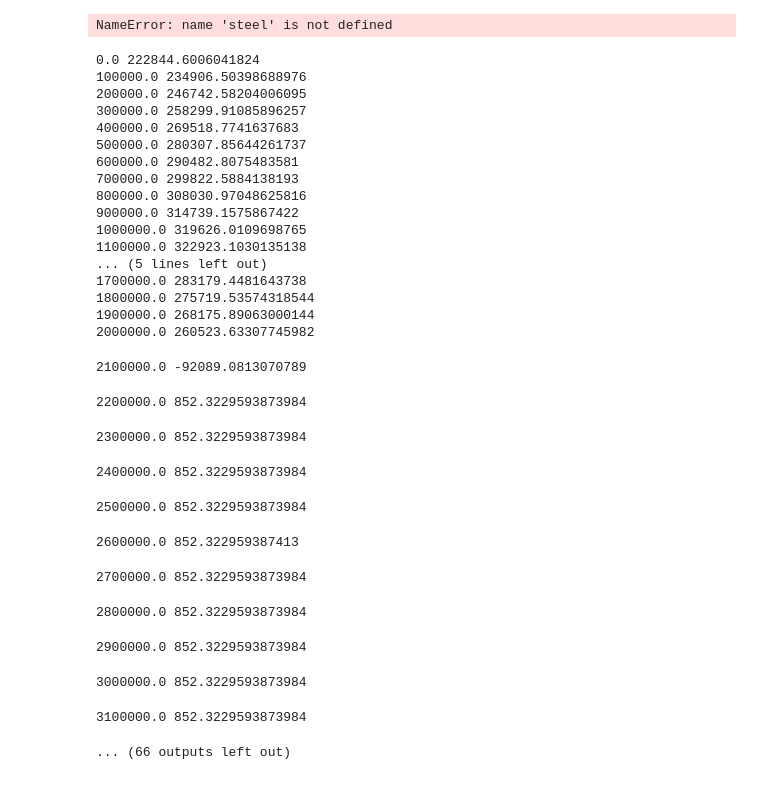
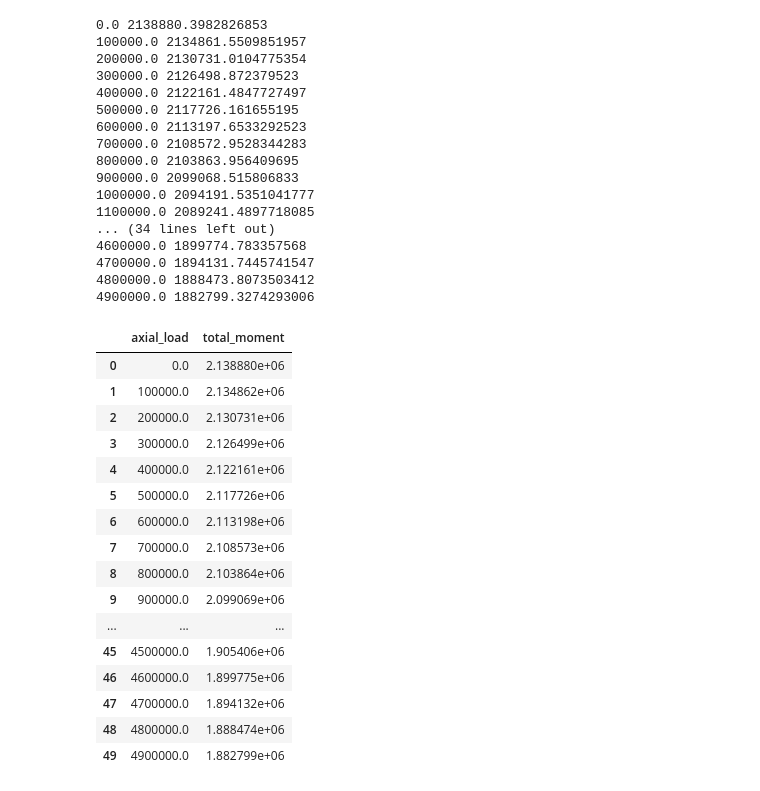
Before and after one commit to AntigoniChatzidaki/Thesis-Section-Analysis, a Jupyter notebook: Section_Analysis.ipynb, the cells around one changed output. Drawn from its saved outputs; the diff is of its cells as text; code cells hidden in the pictures.

```diff
--- a/Section_Analysis.ipynb
+++ b/Section_Analysis.ipynb
@@ -150,52 +160,50 @@ plt.subplots_adjust(left=0.1,
-# %%
-test_section.generate_slices()
-test_section.calculate_neutral_axis(4500e3, concrete, steel)
-print("Neutral axis:", test_section.neutral_axis)
-test_section.slices.to_csv("output.csv")
-test_section.slices
-# %% [output]
-NameError: name 'steel' is not defined
 # %%
 
+
 test_section.generate_slices()
-axial_loads = np.arange(0, 10000e3, 100000)
+axial_loads = np.arange(0, 5000e3, 100000)
 out = []
 for axial_load in axial_loads:
     test_section.calculate_neutral_axis(axial_load, concrete, reinf_steel)
     total_moment = test_section.slices.total_moment.sum()
     print(axial_load, total_moment)
     out.append({'axial_load': axial_load, 'total_moment': total_moment})
 interaction_table = pd.DataFrame(out)
 interaction_table
 # %% [output]
-0.0 222844.6006041824
-100000.0 234906.50398688976
-200000.0 246742.58204006095
-300000.0 258299.91085896257
-400000.0 269518.7741637683
-500000.0 280307.85644261737
-600000.0 290482.8075483581
-700000.0 299822.5884138193
-800000.0 308030.97048625816
-900000.0 314739.1575867422
-1000000.0 319626.0109698765
-1100000.0 322923.1030135138
-... (5 lines left out)
-1700000.0 283179.4481643738
-1800000.0 275719.53574318544
-1900000.0 268175.89063000144
-2000000.0 260523.63307745982
+0.0 2138880.3982826853
+100000.0 2134861.5509851957
+200000.0 2130731.0104775354
+300000.0 2126498.872379523
+400000.0 2122161.4847727497
+500000.0 2117726.161655195
+600000.0 2113197.6533292523
+700000.0 2108572.9528344283
+800000.0 2103863.956409695
+900000.0 2099068.515806833
+1000000.0 2094191.5351041777
+1100000.0 2089241.4897718085
+... (34 lines left out)
+4600000.0 1899774.783357568
+4700000.0 1894131.7445741547
+4800000.0 1888473.8073503412
+4900000.0 1882799.3274293006
-2100000.0 -92089.0813070789
-2200000.0 852.3229593873984
-2300000.0 852.3229593873984
-2400000.0 852.3229593873984
-2500000.0 852.3229593873984
-2600000.0 852.322959387413
-2700000.0 852.3229593873984
-2800000.0 852.3229593873984
-2900000.0 852.3229593873984
-3000000.0 852.3229593873984
-3100000.0 852.3229593873984
-... (66 outputs left out)
+|  | axial_load | total_moment |
+| 0 | 0.0 | 2.138880e+06 |
+| 1 | 100000.0 | 2.134862e+06 |
+| 2 | 200000.0 | 2.130731e+06 |
+| 3 | 300000.0 | 2.126499e+06 |
+| 4 | 400000.0 | 2.122161e+06 |
+| 5 | 500000.0 | 2.117726e+06 |
+| 6 | 600000.0 | 2.113198e+06 |
+| 7 | 700000.0 | 2.108573e+06 |
+| 8 | 800000.0 | 2.103864e+06 |
+| 9 | 900000.0 | 2.099069e+06 |
+| ... | ... | ... |
+| 45 | 4500000.0 | 1.905406e+06 |
+| 46 | 4600000.0 | 1.899775e+06 |
+| 47 | 4700000.0 | 1.894132e+06 |
+| 48 | 4800000.0 | 1.888474e+06 |
+| 49 | 4900000.0 | 1.882799e+06 |
 # %%
 sns.scatterplot(
```
Also changed, not shown: parts of 5 cells of this notebook, 4 other files.
